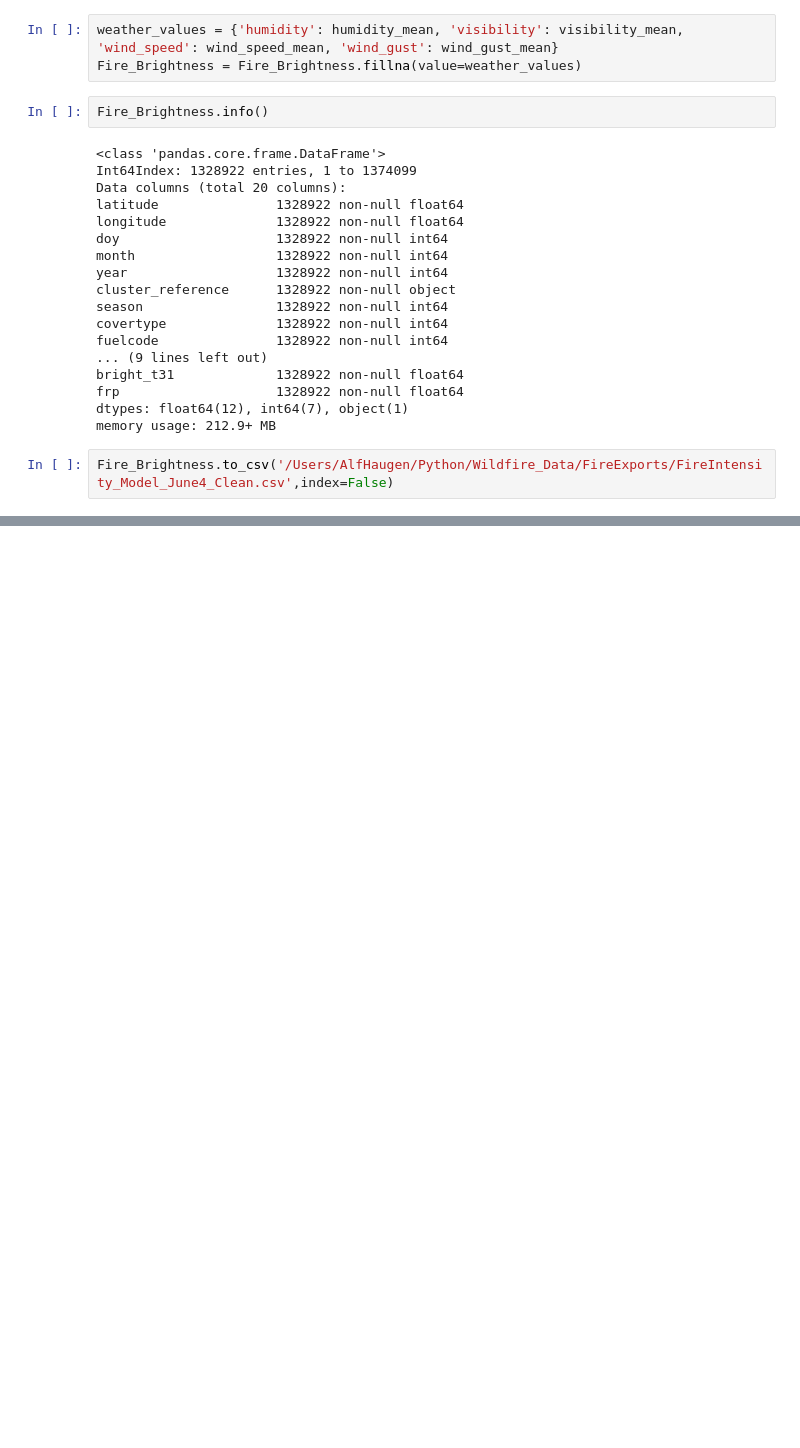
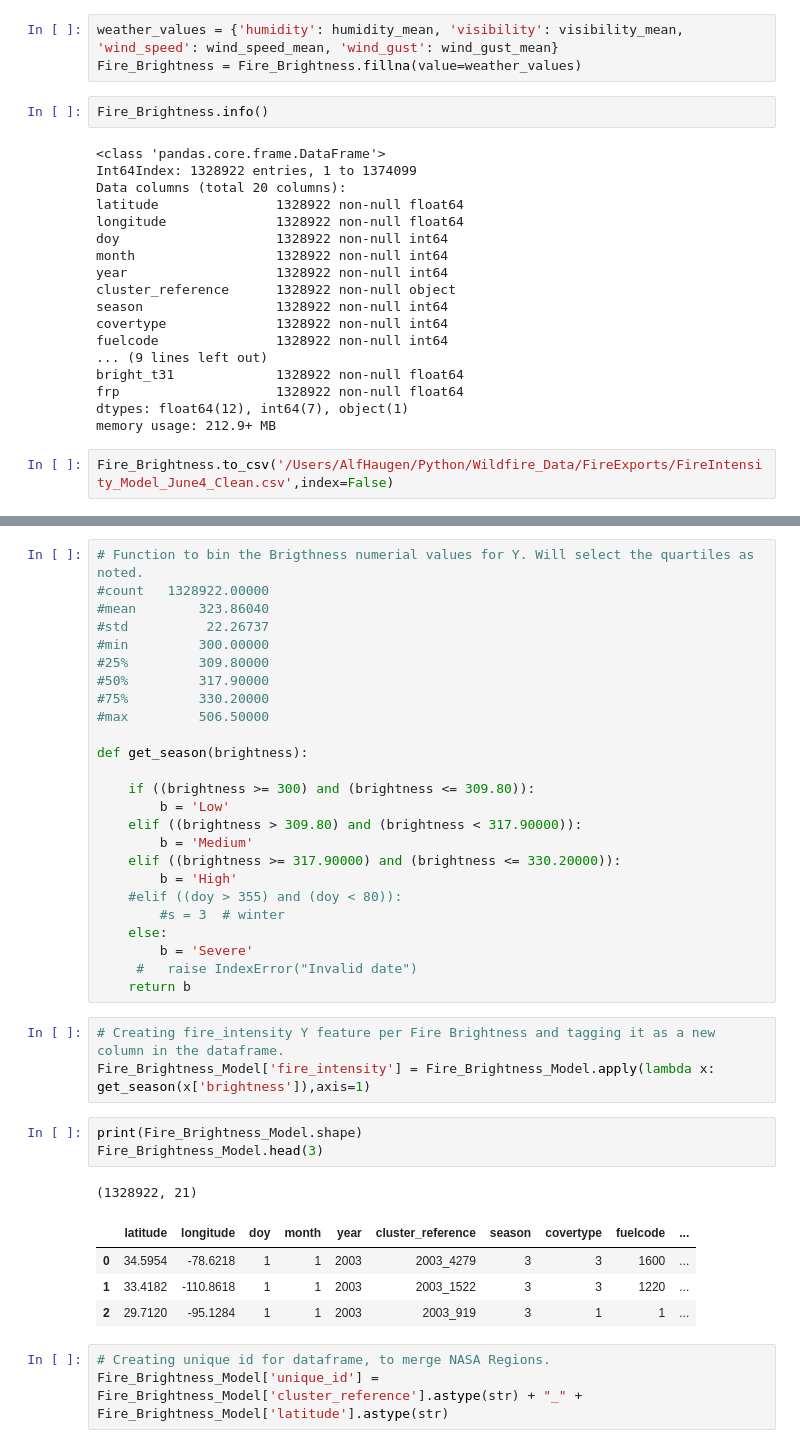
Before and after one commit to NahidGithub/Predicting-Wildfires, a Jupyter notebook: experimental code/MLInputs.ipynb, the cells around one changed output, grey strips where cells are left out. Drawn from its saved outputs; the diff is of its cells as text; blank space fills up the shorter version.

```diff
--- a/experimental code/MLInputs.ipynb
+++ b/experimental code/MLInputs.ipynb
@@ -526,0 +545,40 @@ Fire_Brightness.to_csv('/Users/AlfHaugen/Python/Wildfire_Data/FireExports/FireIn
+# %%
+# Function to bin the Brigthness numerial values for Y. Will select the quartiles as noted.
+#count   1328922.00000
+#mean        323.86040
+#std          22.26737
+#min         300.00000
+#25%         309.80000
+#50%         317.90000
+#75%         330.20000
+#max         506.50000
+
+def get_season(brightness):
+
+    if ((brightness >= 300) and (brightness <= 309.80)):
+        b = 'Low'
+    elif ((brightness > 309.80) and (brightness < 317.90000)):
+        b = 'Medium'
+    elif ((brightness >= 317.90000) and (brightness <= 330.20000)):
+        b = 'High'
+    #elif ((doy > 355) and (doy < 80)):
+        #s = 3  # winter
+    else:
+        b = 'Severe'
+     #   raise IndexError("Invalid date")
+    return b
+# %%
+# Creating fire_intensity Y feature per Fire Brightness and tagging it as a new column in the dataframe.
+Fire_Brightness_Model['fire_intensity'] = Fire_Brightness_Model.apply(lambda x: get_season(x['brightness']),axis=1)
+# %%
+print(Fire_Brightness_Model.shape)
+Fire_Brightness_Model.head(3)
+# %% [output]
+(1328922, 21)
+|  | latitude | longitude | doy | month | year | cluster_reference | season | covertype | fuelcode | ... |
+| 0 | 34.5954 | -78.6218 | 1 | 1 | 2003 | 2003_4279 | 3 | 3 | 1600 | ... |
+| 1 | 33.4182 | -110.8618 | 1 | 1 | 2003 | 2003_1522 | 3 | 3 | 1220 | ... |
+| 2 | 29.7120 | -95.1284 | 1 | 1 | 2003 | 2003_919 | 3 | 1 | 1 | ... |
+# %%
+# Creating unique id for dataframe, to merge NASA Regions.
+Fire_Brightness_Model['unique_id'] = Fire_Brightness_Model['cluster_reference'].astype(str) + "_" + Fire_Brightness_Model['latitude'].astype(str)
```
Also changed, not shown: parts of 19 cells of this notebook.
